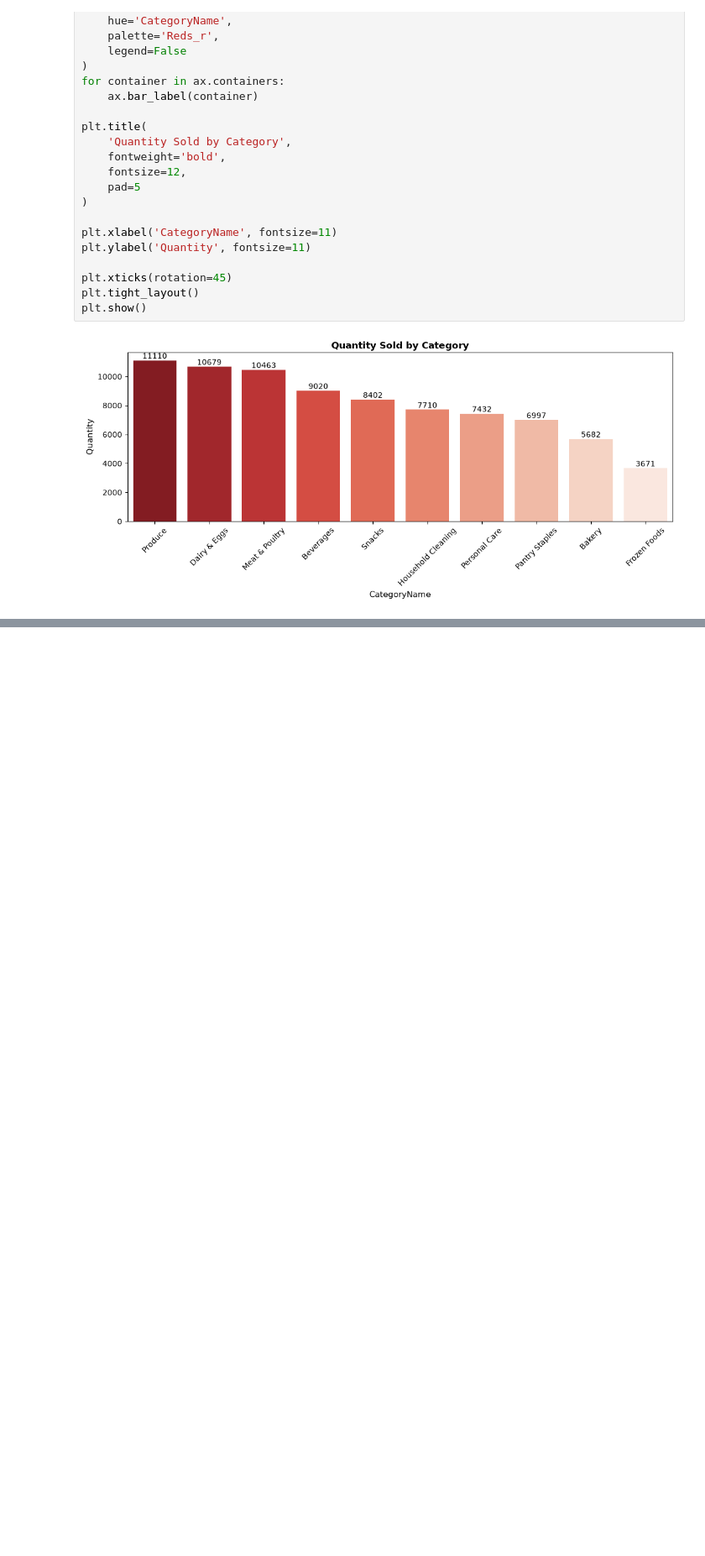
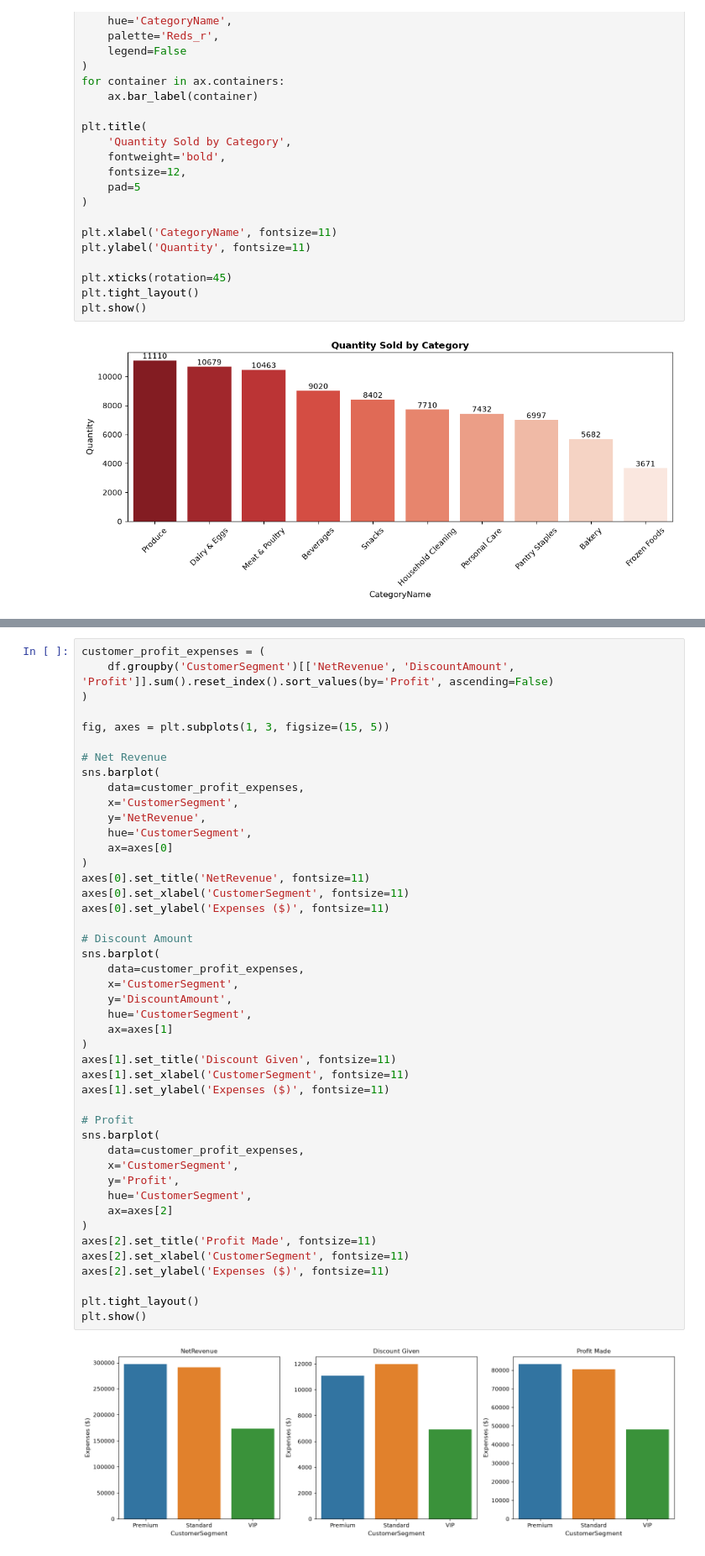
Before and after one commit to geff-ghost/notebooks, a Jupyter notebook: retail_data/MixedKnowledge.ipynb, the cells around one changed output, grey strips where cells are left out. Shown at 84% size. Cells and saved outputs as stored; diff of their text form; blank space fills up the shorter version.

```diff
--- a/retail_data/MixedKnowledge.ipynb
+++ b/retail_data/MixedKnowledge.ipynb
@@ -2053,0 +2106,47 @@ plt.show()
+# %%
+customer_profit_expenses = (
+    df.groupby('CustomerSegment')[['NetRevenue', 'DiscountAmount', 'Profit']].sum().reset_index().sort_values(by='Profit', ascending=False)
+)
+
+fig, axes = plt.subplots(1, 3, figsize=(15, 5))
+
+# Net Revenue
+sns.barplot(
+    data=customer_profit_expenses,
+    x='CustomerSegment',
+    y='NetRevenue',
+    hue='CustomerSegment',
+    ax=axes[0]
+)
+axes[0].set_title('NetRevenue', fontsize=11)
+axes[0].set_xlabel('CustomerSegment', fontsize=11)
+axes[0].set_ylabel('Expenses ($)', fontsize=11)
+
+# Discount Amount
+sns.barplot(
+    data=customer_profit_expenses,
+    x='CustomerSegment',
+    y='DiscountAmount',
+    hue='CustomerSegment',
+    ax=axes[1]
+)
+axes[1].set_title('Discount Given', fontsize=11)
+axes[1].set_xlabel('CustomerSegment', fontsize=11)
+axes[1].set_ylabel('Expenses ($)', fontsize=11)
+
+# Profit
+sns.barplot(
+    data=customer_profit_expenses,
+    x='CustomerSegment',
+    y='Profit',
+    hue='CustomerSegment',
+    ax=axes[2]
+)
+axes[2].set_title('Profit Made', fontsize=11)
+axes[2].set_xlabel('CustomerSegment', fontsize=11)
+axes[2].set_ylabel('Expenses ($)', fontsize=11)
+
+plt.tight_layout()
+plt.show()
+# %% [output]
+[figure, added]
```
Also changed, not shown: parts of 3 cells of this notebook.
